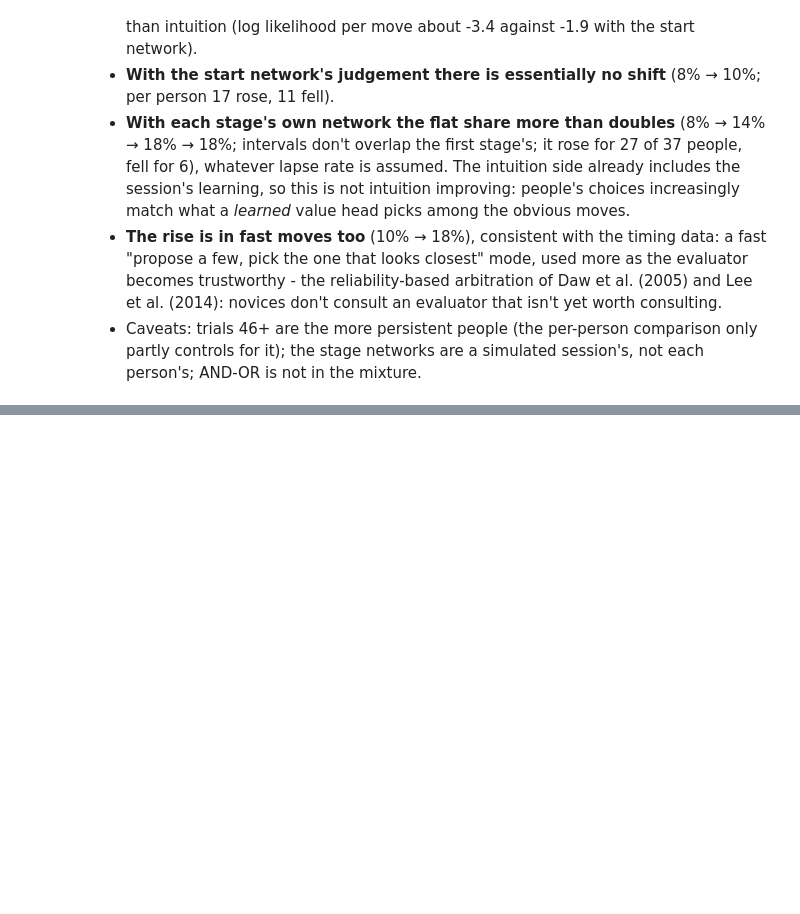
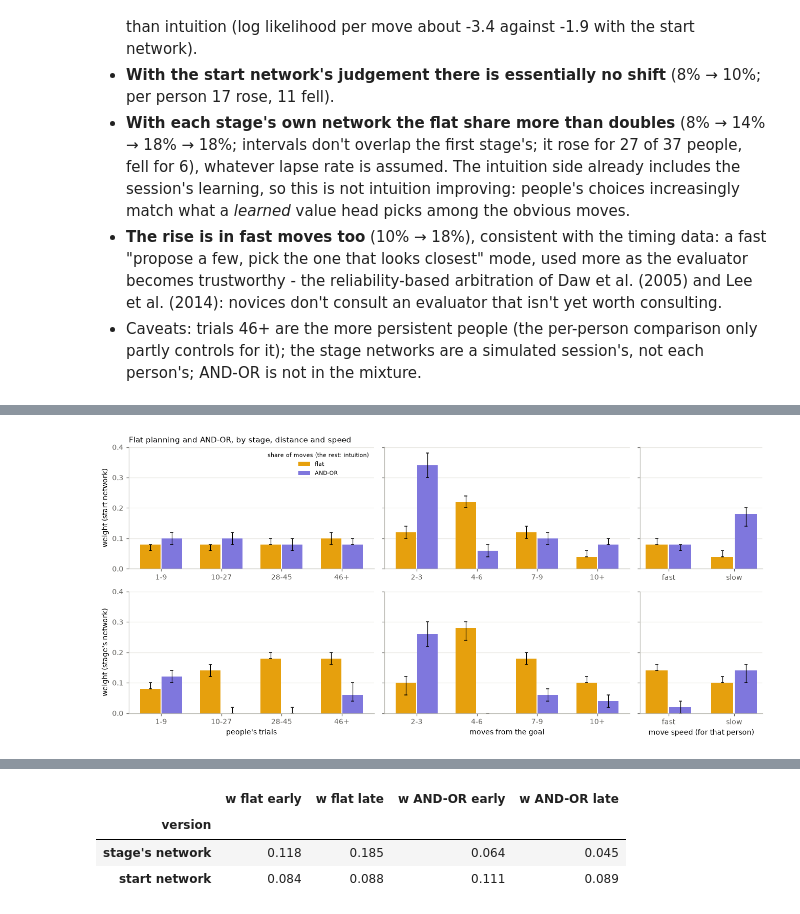
Before and after one commit to Appleseed4k/rush-hour, a Jupyter notebook: notebooks/forward_planning.ipynb, the cells around one changed output, grey strips where cells are left out. Saved outputs shown, nothing was run; the diff lists cells and outputs as text; code cells hidden in the pictures; blank space fills up the shorter version.

```diff
--- a/notebooks/forward_planning.ipynb
+++ b/notebooks/forward_planning.ipynb
@@ -1151,0 +1162,30 @@ mixfit[mixfit.moves == "all"].pivot(index="stage", columns="version",
+# %%
+fit3 = pd.read_csv(os.path.join(SUMMARY, "mode_mixture", "fit3.csv"))
+people3 = pd.read_csv(os.path.join(SUMMARY, "mode_mixture", "people3.csv"), dtype={"who": str})
+ORDER = {"stage": list(fm.SNAP_STAGES), "dist": ["2-3", "4-6", "7-9", "10+"], "speed": ["fast", "slow"]}
+TITLES = {"stage": "people's trials", "dist": "moves from the goal", "speed": "move speed (for that person)"}
+fig, axes = plt.subplots(2, 3, figsize=(12, 5.6), sharey=True, gridspec_kw={"width_ratios": [4, 4, 2]})
+for r, version in enumerate(["start network", "stage's network"]):
+    for c, by in enumerate(["stage", "dist", "speed"]):
+        ax = axes[r, c]
+        d = fit3[(fit3.version == version) & (fit3.by == by)].set_index("level").loc[ORDER[by]]
+        xs = np.arange(len(d))
+        for comp, color, dx in [("flat", "#e6a00d", -0.18), ("AND-OR", "#7f77dd", 0.18)]:
+            w = d[f"w {comp}"]
+            ax.bar(xs + dx, w, 0.34, color=color, label=comp if (r, c) == (0, 0) else None,
+                   yerr=[w - d[f"w {comp} lo"], d[f"w {comp} hi"] - w], capsize=2, error_kw={"lw": 0.8})
+        ax.set_xticks(xs, ORDER[by])
+        if r == 1:
+            ax.set_xlabel(TITLES[by])
+        if c == 0:
+            ax.set_ylabel(f"weight ({version})")
+        tidy(ax)
+axes[0, 0].legend(title="share of moves (the rest: intuition)", fontsize=7.5, title_fontsize=7.5)
+axes[0, 0].set_title("Flat planning and AND-OR, by stage, distance and speed")
+plt.tight_layout()
+plt.show()
+cols = ["w intuition", "w flat", "w AND-OR", "ll intuition", "ll + flat", "ll + AND-OR", "ll all three"]
+display(fit3.set_index(["version", "by", "level"])[cols].round(3))
+people3.groupby("version")[["w flat early", "w flat late", "w AND-OR early", "w AND-OR late"]].mean().round(3)
+# %% [output]
+[figure, added]
@@ -1151,0 +1210,4 @@ mixfit[mixfit.moves == "all"].pivot(index="stage", columns="version",
+|  | w flat early | w flat late | w AND-OR early | w AND-OR late |
+| version |  |  |  |  |
+| stage's network | 0.118 | 0.185 | 0.064 | 0.045 |
+| start network | 0.084 | 0.088 | 0.111 | 0.089 |
```
Also changed, not shown: parts of 4 cells of this notebook, 3 other files.
